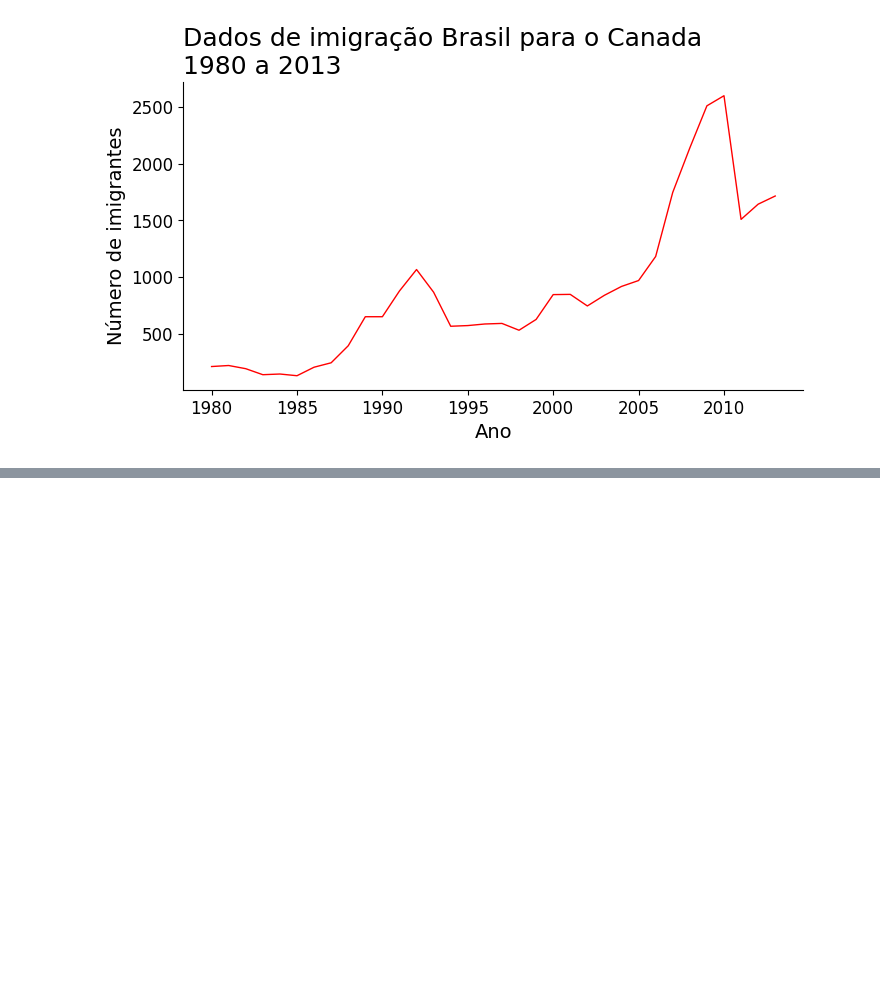
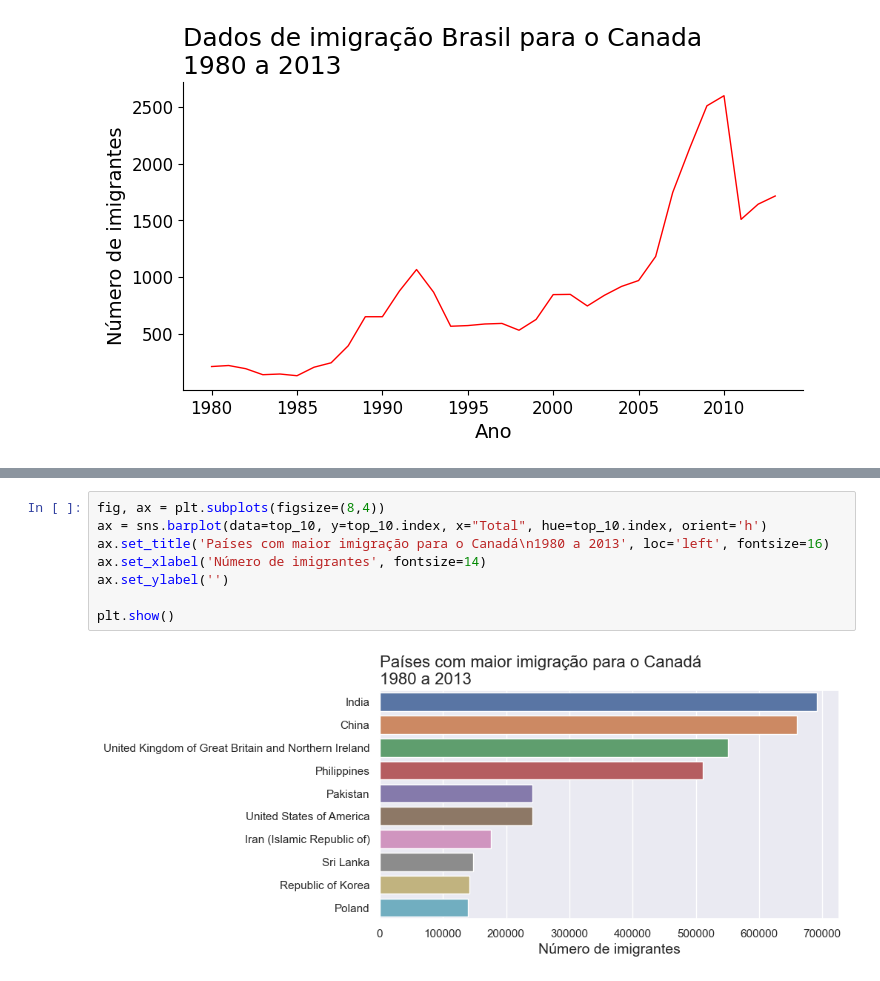
Before and after one commit to britovinicius1/review_pandas, a Jupyter notebook: data_viz/01.ipynb, the cells around one changed output, grey strips where cells are left out. Drawn from its saved outputs; the diff is of its cells as text; blank space fills up the shorter version.

```diff
--- a/data_viz/01.ipynb
+++ b/data_viz/01.ipynb
@@ -414,0 +455,10 @@ plt.show()
+# %%
+fig, ax = plt.subplots(figsize=(8,4))
+ax = sns.barplot(data=top_10, y=top_10.index, x="Total", hue=top_10.index, orient='h')
+ax.set_title('Países com maior imigração para o Canadá\n1980 a 2013', loc='left', fontsize=16)
+ax.set_xlabel('Número de imigrantes', fontsize=14)
+ax.set_ylabel('')
+
+plt.show()
+# %% [output]
+[figure, added]
```
Also changed, not shown: parts of 11 cells of this notebook, 34 other files.
